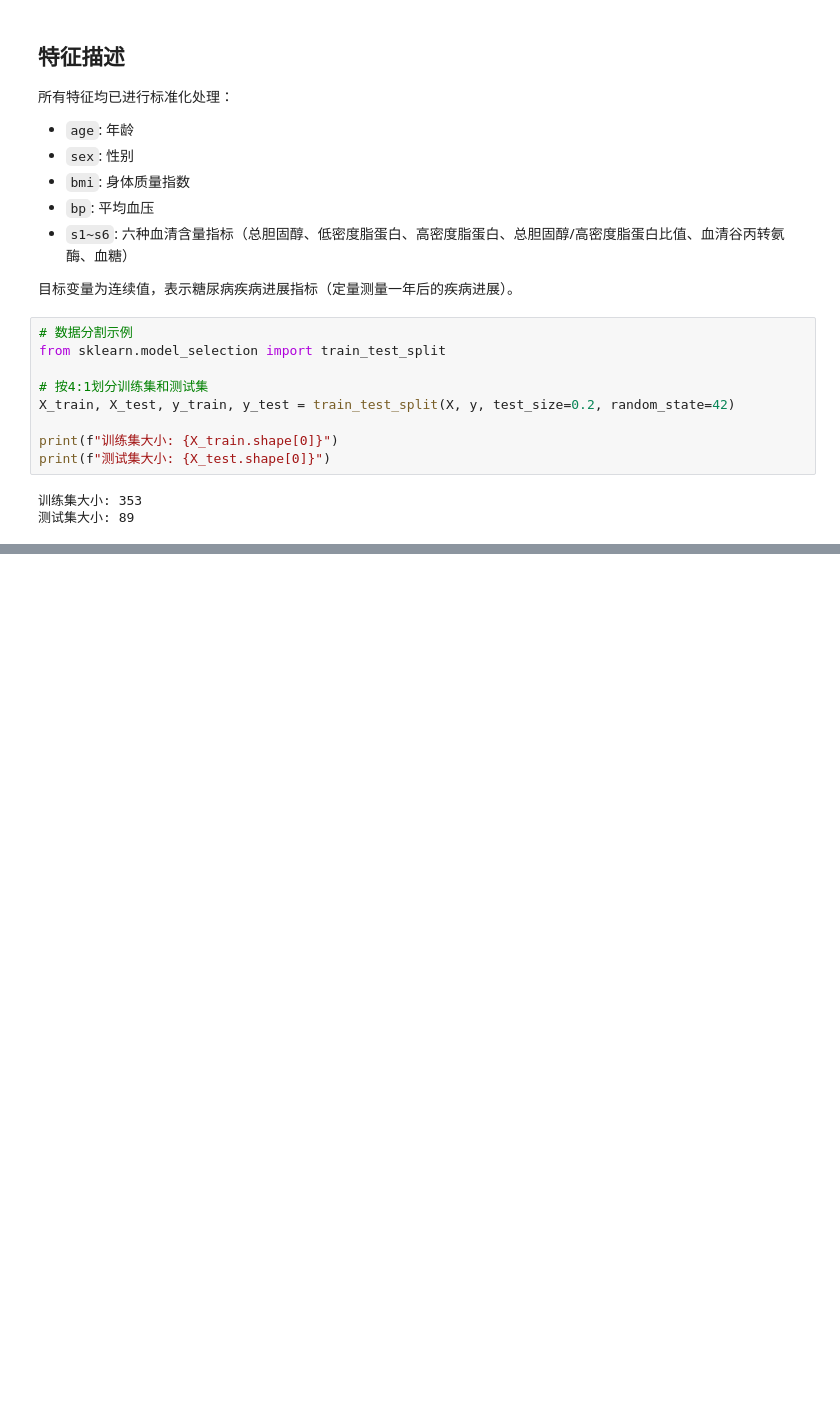
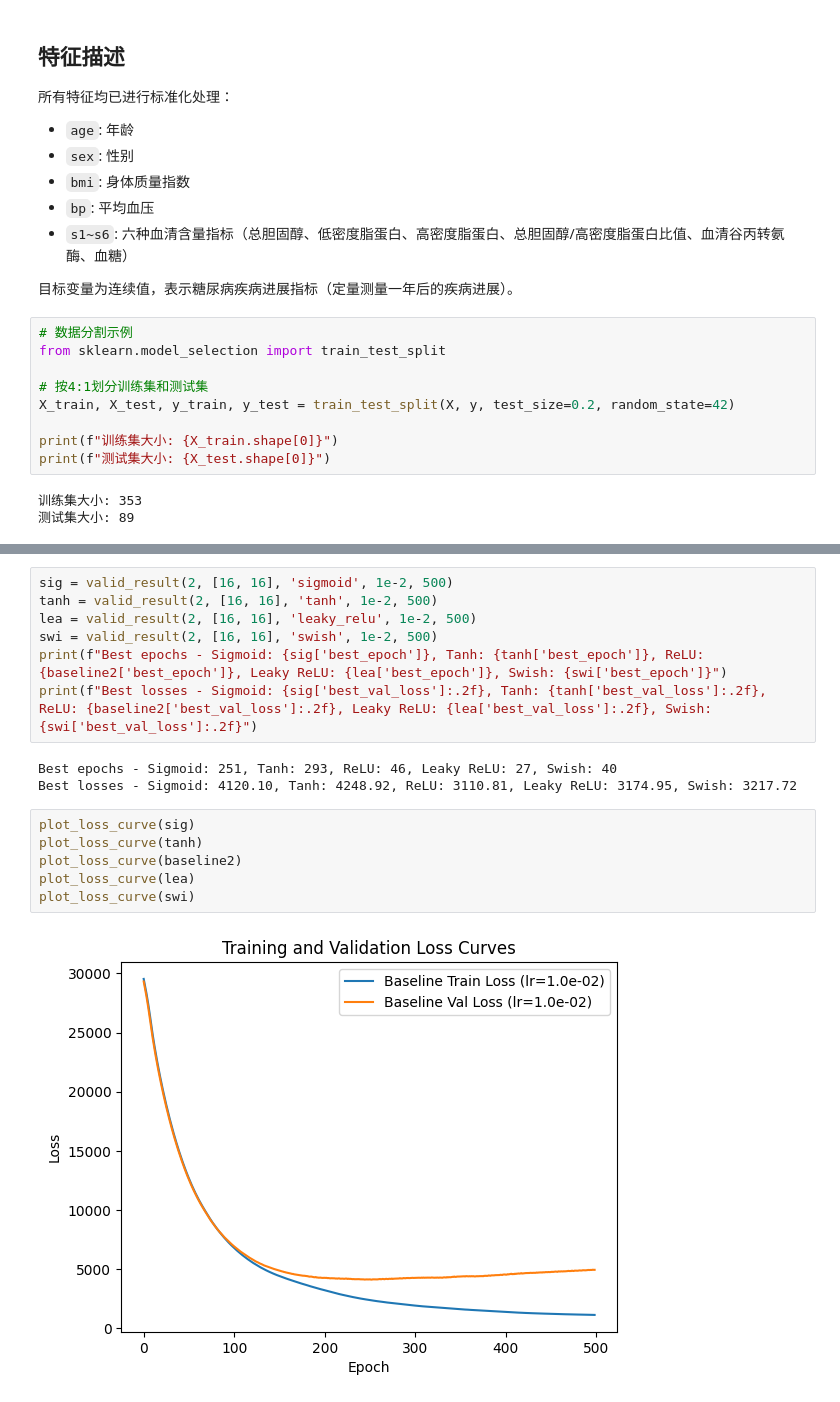
Before and after one commit to xinchengo/ai3003, a Jupyter notebook: lab/load.ipynb, the cells around one changed output, grey strips where cells are left out. Cells and saved outputs as stored; diff of their text form; blank space fills up the shorter version.

```diff
--- a/lab/load.ipynb
+++ b/lab/load.ipynb
@@ -60,0 +201,18 @@ print(f"测试集大小: {X_test.shape[0]}")
+# %%
+sig = valid_result(2, [16, 16], 'sigmoid', 1e-2, 500)
+tanh = valid_result(2, [16, 16], 'tanh', 1e-2, 500)
+lea = valid_result(2, [16, 16], 'leaky_relu', 1e-2, 500)
+swi = valid_result(2, [16, 16], 'swish', 1e-2, 500)
+print(f"Best epochs - Sigmoid: {sig['best_epoch']}, Tanh: {tanh['best_epoch']}, ReLU: {baseline2['best_epoch']}, Leaky ReLU: {lea['best_epoch']}, Swish: {swi['best_epoch']}")
+print(f"Best losses - Sigmoid: {sig['best_val_loss']:.2f}, Tanh: {tanh['best_val_loss']:.2f}, ReLU: {baseline2['best_val_loss']:.2f}, Leaky ReLU: {lea['best_val_loss']:.2f}, Swish: {swi['best_val_loss']:.2f}")
+# %% [output]
+Best epochs - Sigmoid: 251, Tanh: 293, ReLU: 46, Leaky ReLU: 27, Swish: 40
+Best losses - Sigmoid: 4120.10, Tanh: 4248.92, ReLU: 3110.81, Leaky ReLU: 3174.95, Swish: 3217.72
+# %%
+plot_loss_curve(sig)
+plot_loss_curve(tanh)
+plot_loss_curve(baseline2)
+plot_loss_curve(lea)
+plot_loss_curve(swi)
+# %% [output]
+[figure, added]
```
Also changed, not shown: parts of 11 cells of this notebook, 3 other files.
